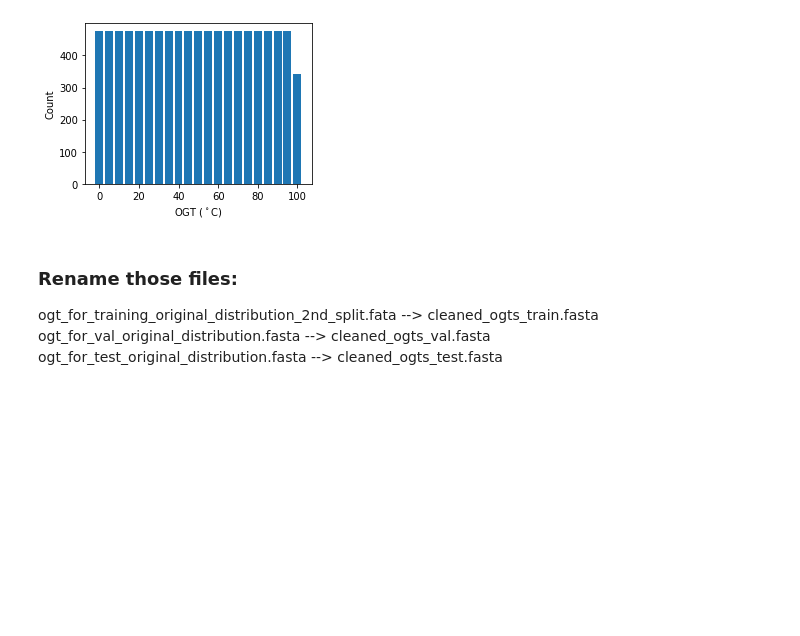
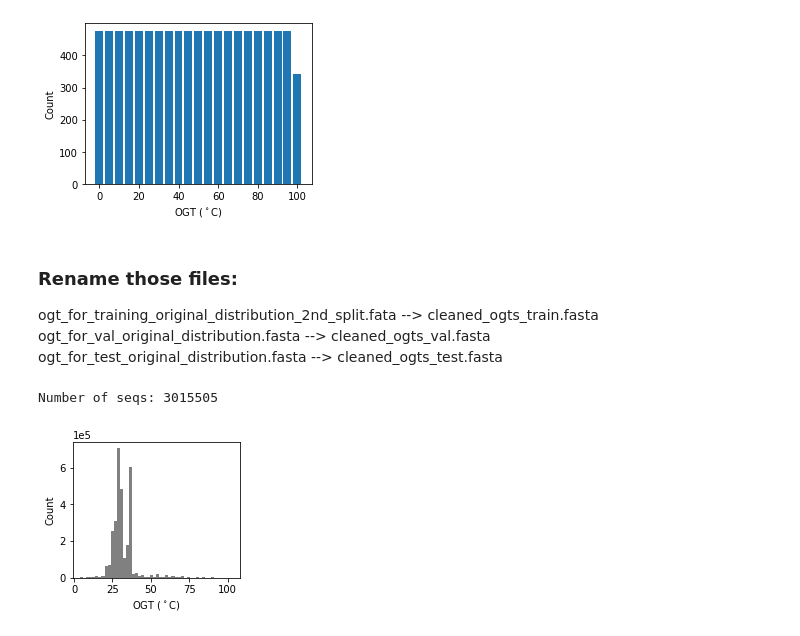
Before and after one commit to EngqvistLab/DeepET, a Jupyter notebook: data_processing/prepare_ogt_train_and_test_datasets.ipynb, the cells around one changed output. Drawn from its saved outputs; the diff is of its cells as text; code cells hidden in the pictures; blank space fills up the shorter version.

```diff
--- a/data_processing/prepare_ogt_train_and_test_datasets.ipynb
+++ b/data_processing/prepare_ogt_train_and_test_datasets.ipynb
@@ -223,3 +225,21 @@ plot_recs2(sel_recs_uniform)
 ogt_for_training_original_distribution_2nd_split.fata --> cleaned_ogts_train.fasta
 ogt_for_val_original_distribution.fasta --> cleaned_ogts_val.fasta
 ogt_for_test_original_distribution.fasta --> cleaned_ogts_test.fasta
+# %%
+def plot_ogt(fasta,outname=None):
+    tms = [float(line.split()[-1]) for line in open(fasta) if line.startswith('>')]
+    print('Number of seqs:',len(tms))
+    plt.figure(figsize=(3,2.5))
+    plt.hist(tms,50,color='gray')
+    plt.xlabel('OGT ($^\circ$C)')
+    plt.ylabel('Count')
+    plt.ticklabel_format(axis="y", style="sci", scilimits=(0,0))
+    #plt.tight_layout()
+    if outname is not None: plt.savefig(outname,bbox_inches='tight')
+    plt.show()
+# %%
+plot_ogt('../data/ogt/cleaned_ogts.fasta',
+         outname='../results/figures/cleaned_ogts_dist.pdf')
+# %% [output]
+Number of seqs: 3015505
+[figure, added]
```
Also changed, not shown: parts of 10 cells of this notebook, 5 other files.
